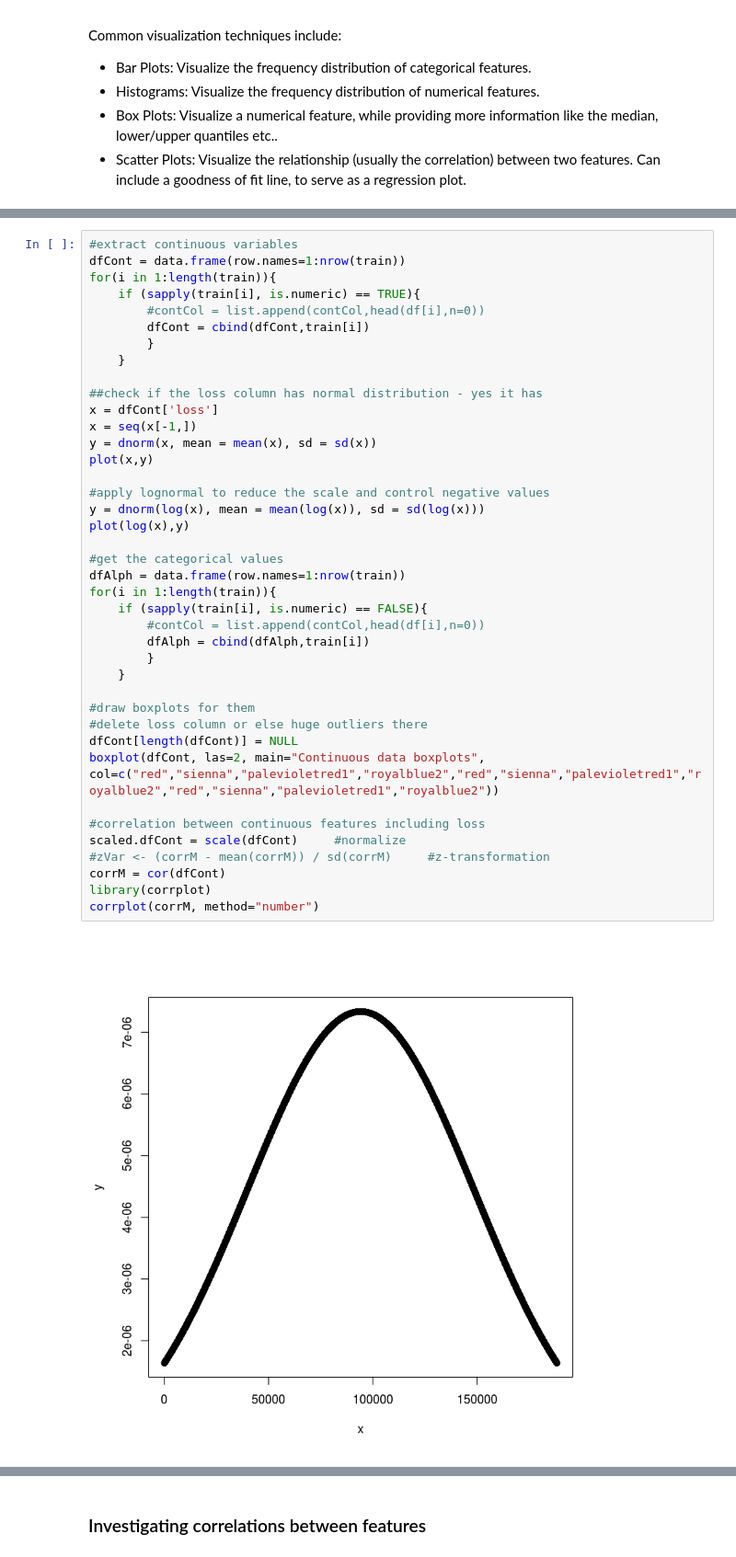
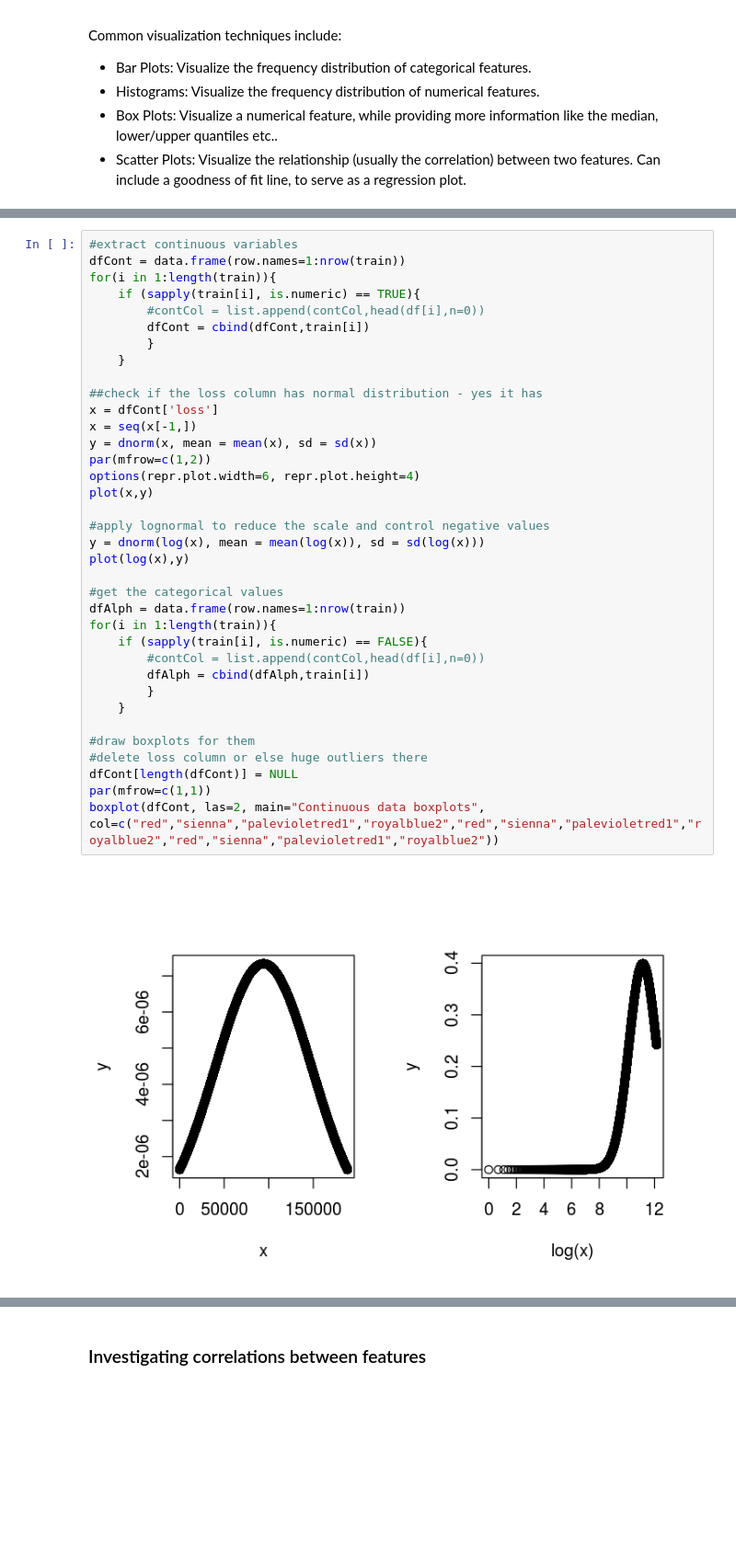
Before and after one commit to adrijanik/kaggle_allstate_claims_severity, a Jupyter notebook: AllstateClaimsSeverty.ipynb, the cells around one changed output, grey strips where cells are left out. Shown: that part at 92% size. Cells and saved outputs as stored; diff of their text form; blank space fills up the shorter version.

```diff
--- a/AllstateClaimsSeverty.ipynb
+++ b/AllstateClaimsSeverty.ipynb
@@ -226,38 +239,34 @@ for(i in 1:length(train)){
     if (sapply(train[i], is.numeric) == TRUE){
         #contCol = list.append(contCol,head(df[i],n=0))
         dfCont = cbind(dfCont,train[i])
         }
     }
 
 ##check if the loss column has normal distribution - yes it has
 x = dfCont['loss']
 x = seq(x[-1,])
 y = dnorm(x, mean = mean(x), sd = sd(x))
+par(mfrow=c(1,2))
+options(repr.plot.width=6, repr.plot.height=4)
 plot(x,y)
 
 #apply lognormal to reduce the scale and control negative values
 y = dnorm(log(x), mean = mean(log(x)), sd = sd(log(x)))
 plot(log(x),y)
 
 #get the categorical values
 dfAlph = data.frame(row.names=1:nrow(train))
 for(i in 1:length(train)){
     if (sapply(train[i], is.numeric) == FALSE){
         #contCol = list.append(contCol,head(df[i],n=0))
         dfAlph = cbind(dfAlph,train[i])
         }
     }
 
 #draw boxplots for them
 #delete loss column or else huge outliers there
 dfCont[length(dfCont)] = NULL
+par(mfrow=c(1,1))
 boxplot(dfCont, las=2, main="Continuous data boxplots", col=c("red","sienna","palevioletred1","royalblue2","red","sienna","palevioletred1","royalblue2","red","sienna","palevioletred1","royalblue2"))
-
-#correlation between continuous features including loss
-scaled.dfCont = scale(dfCont)     #normalize
-#zVar <- (corrM - mean(corrM)) / sd(corrM)     #z-transformation
-corrM = cor(dfCont)
-library(corrplot)
-corrplot(corrM, method="number")
 # %% [output]
-[figure, old version]
+[figure, new version]
```
Also changed, not shown: parts of 12 cells of this notebook.
